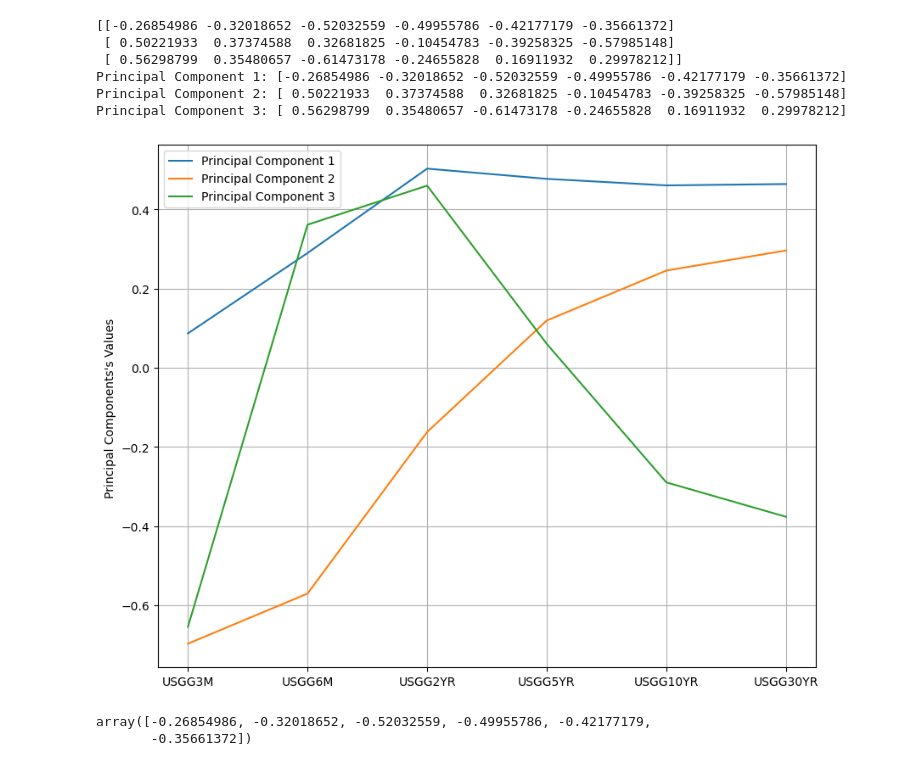
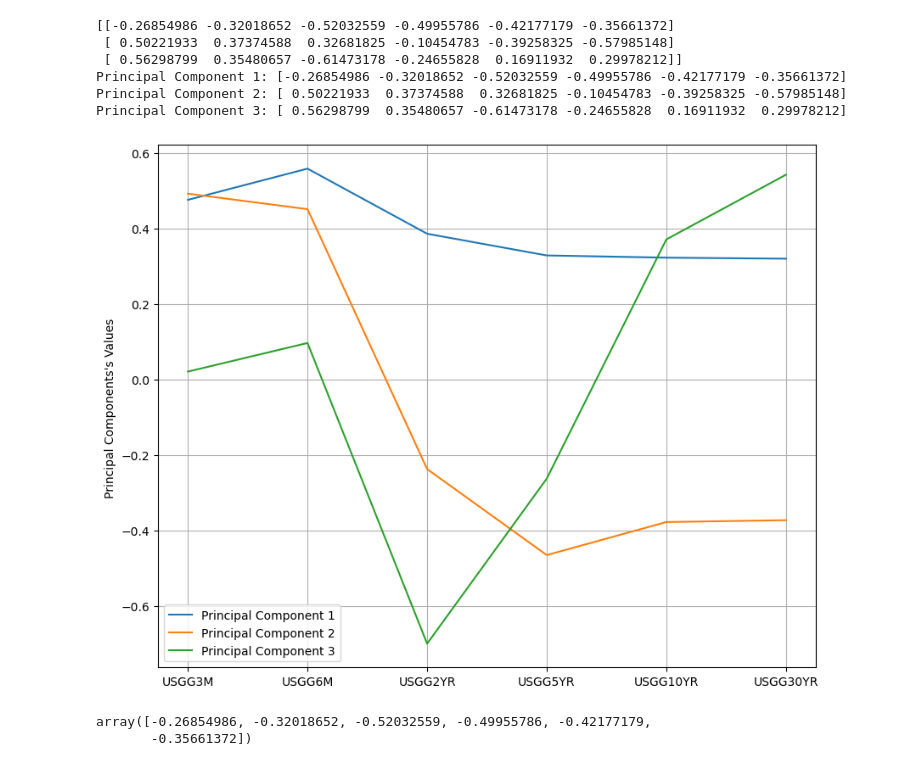
Before and after one commit to FanZixian/ECON_4200_GP, a Jupyter notebook: Bond_Decomposition.ipynb, the cells around one changed output. Cells and saved outputs as stored; diff of their text form; code cells hidden in the pictures.

```diff
--- a/Bond_Decomposition.ipynb
+++ b/Bond_Decomposition.ipynb
@@ -131,9 +131,9 @@ def plot_principalcomponents(idx):
     plt.legend()
     plt.show()
 # %%
-plot_principalcomponents(1)
+plot_principalcomponents(4)
 # %% [output]
-[figure, old version]
+[figure, new version]
 # %%
 PCA_components[0][0]
 # %% [output]
```
Also changed, not shown: parts of 1 cell of this notebook, 4 other files.
